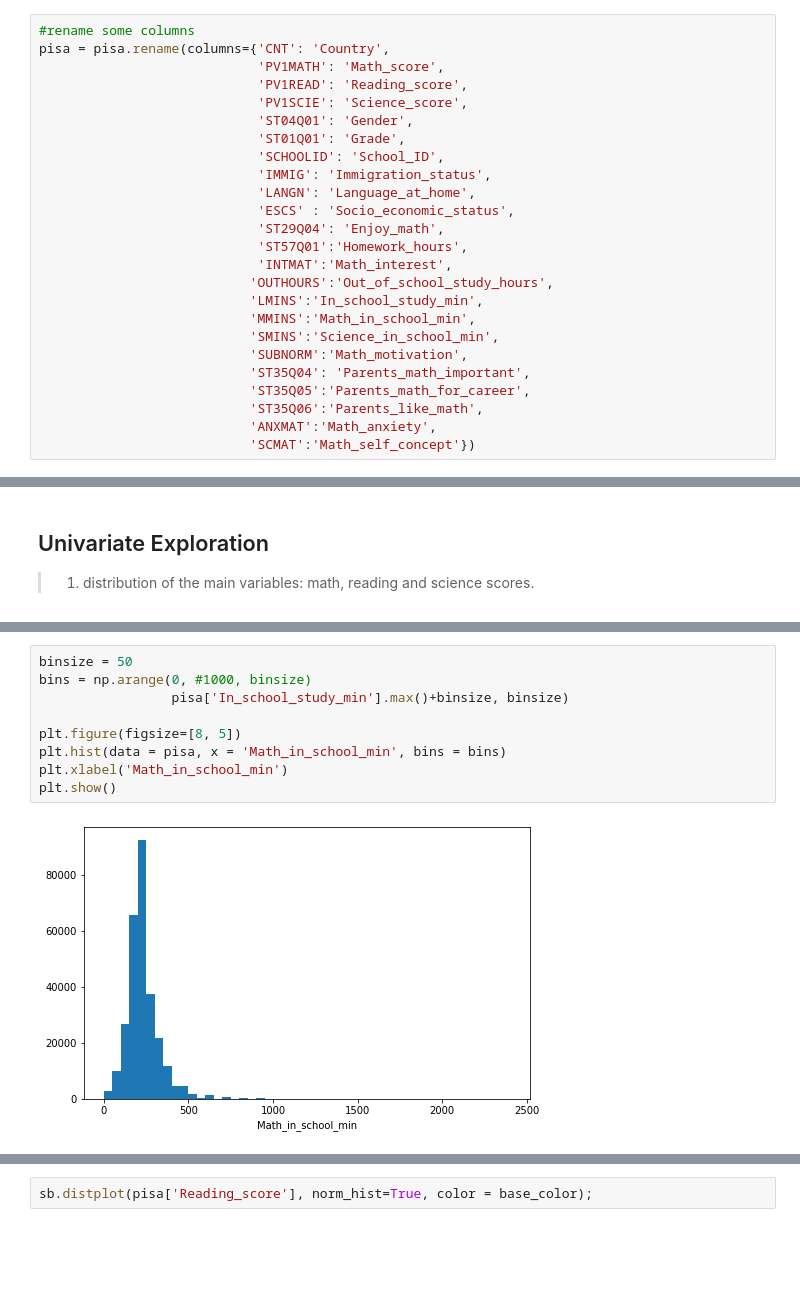
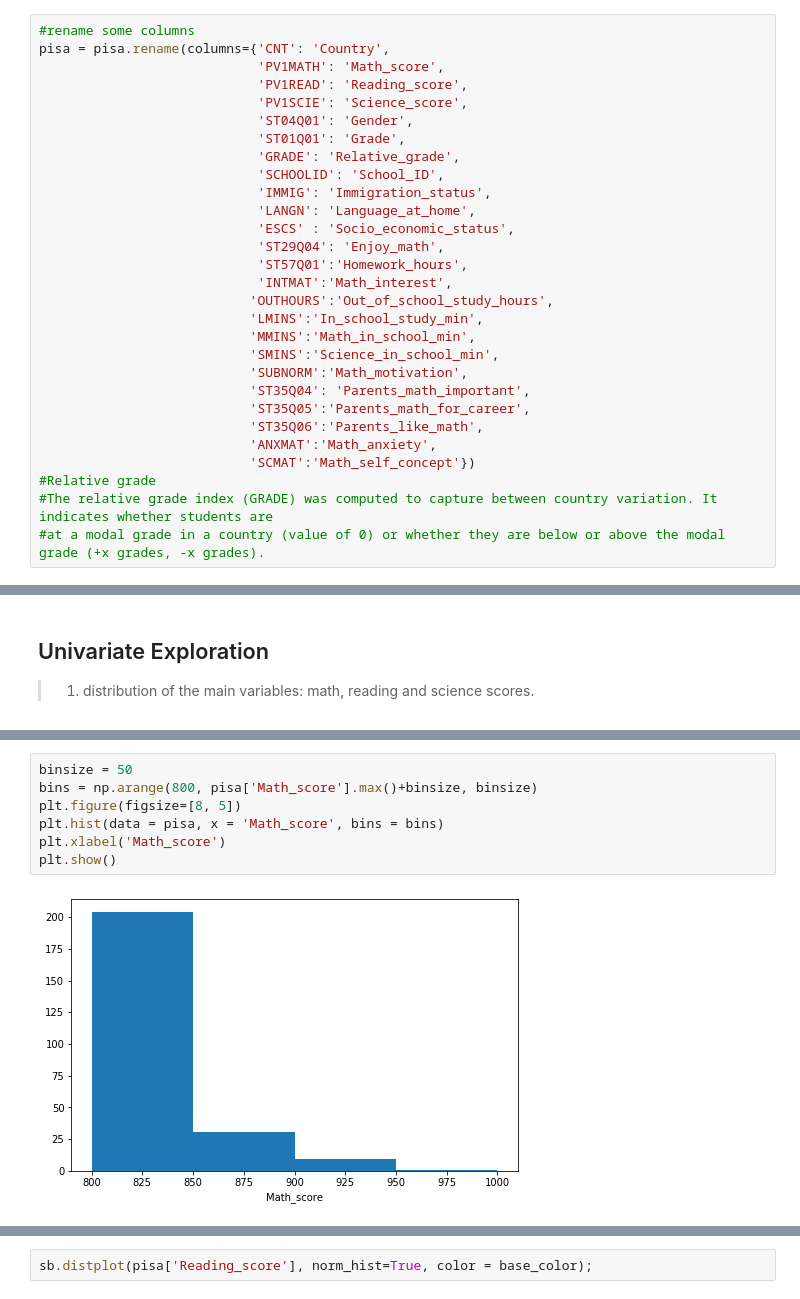
Before and after one commit to Anyra20/CommunicateDataProject, a Jupyter notebook: exploration_template.ipynb, the cells around one changed output, grey strips where cells are left out. Drawn from its saved outputs; the diff is of its cells as text; blank space fills up the shorter version.

Commit message:
Math score small and big values investigation
added some comments
Beautify some charts

```diff
--- a/exploration_template.ipynb
+++ b/exploration_template.ipynb
@@ -32,6 +32,7 @@ pisa = pisa.rename(columns={'CNT': 'Country',
                             'PV1SCIE': 'Science_score',
                             'ST04Q01': 'Gender',
                             'ST01Q01': 'Grade',
+                            'GRADE': 'Relative_grade',
                             'SCHOOLID': 'School_ID',
                             'IMMIG': 'Immigration_status',
                             'LANGN': 'Language_at_home',
@@ -49,6 +50,9 @@ pisa = pisa.rename(columns={'CNT': 'Country',
                            'ST35Q06':'Parents_like_math',
                            'ANXMAT':'Math_anxiety',
                            'SCMAT':'Math_self_concept'})
+#Relative grade
+#The relative grade index (GRADE) was computed to capture between country variation. It indicates whether students are
+#at a modal grade in a country (value of 0) or whether they are below or above the modal grade (+x grades, -x grades).
 # %%
 #Temp
 pisa0 = pd.read_csv(r'C:\Users\Marin\UGitCourse\csv\pisa2012.csv', encoding = "ISO-8859-1", index_col=0,)
@@ -195,11 +224,9 @@ plt.show()
 # %%
 binsize = 50
-bins = np.arange(0, #1000, binsize)
-                 pisa['In_school_study_min'].max()+binsize, binsize)
-
+bins = np.arange(800, pisa['Math_score'].max()+binsize, binsize)
 plt.figure(figsize=[8, 5])
-plt.hist(data = pisa, x = 'Math_in_school_min', bins = bins)
-plt.xlabel('Math_in_school_min')
+plt.hist(data = pisa, x = 'Math_score', bins = bins)
+plt.xlabel('Math_score')
 plt.show()
 # %% [output]
-[figure, old version]
+[figure, new version]
```
Also changed, not shown: parts of 16 cells of this notebook.
